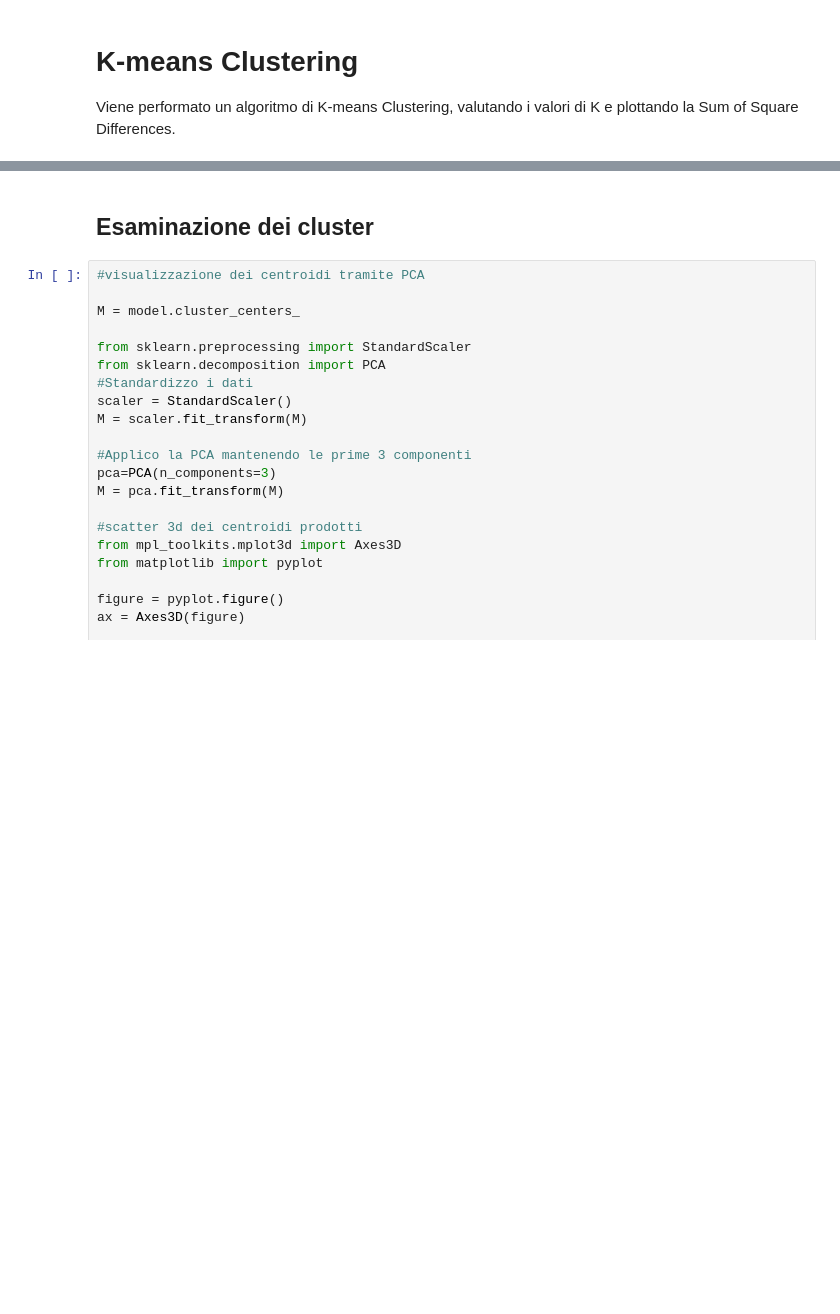
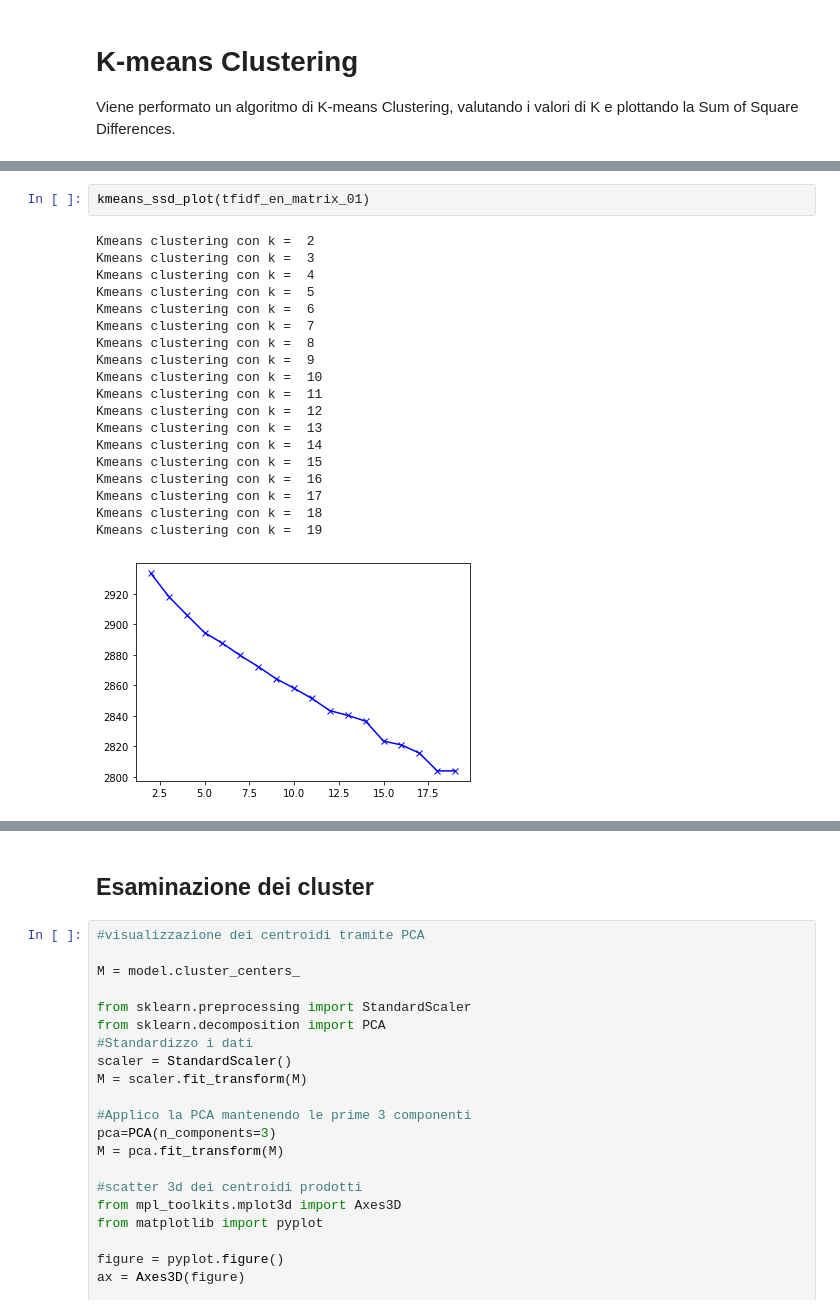
Before and after one commit to giulionenna/Progetto_BI2021, a Jupyter notebook: Mining_notebook.ipynb, the cells around one changed output, grey strips where cells are left out. Drawn from its saved outputs; the diff is of its cells as text; blank space fills up the shorter version.

```diff
--- a/Mining_notebook.ipynb
+++ b/Mining_notebook.ipynb
@@ -353,0 +364,22 @@ SSD
+# %%
+kmeans_ssd_plot(tfidf_en_matrix_01)
+# %% [output]
+Kmeans clustering con k =  2
+Kmeans clustering con k =  3
+Kmeans clustering con k =  4
+Kmeans clustering con k =  5
+Kmeans clustering con k =  6
+Kmeans clustering con k =  7
+Kmeans clustering con k =  8
+Kmeans clustering con k =  9
+Kmeans clustering con k =  10
+Kmeans clustering con k =  11
+Kmeans clustering con k =  12
+Kmeans clustering con k =  13
+Kmeans clustering con k =  14
+Kmeans clustering con k =  15
+Kmeans clustering con k =  16
+Kmeans clustering con k =  17
+Kmeans clustering con k =  18
+Kmeans clustering con k =  19
+[figure, added]
```
Also changed, not shown: parts of 16 cells of this notebook.
